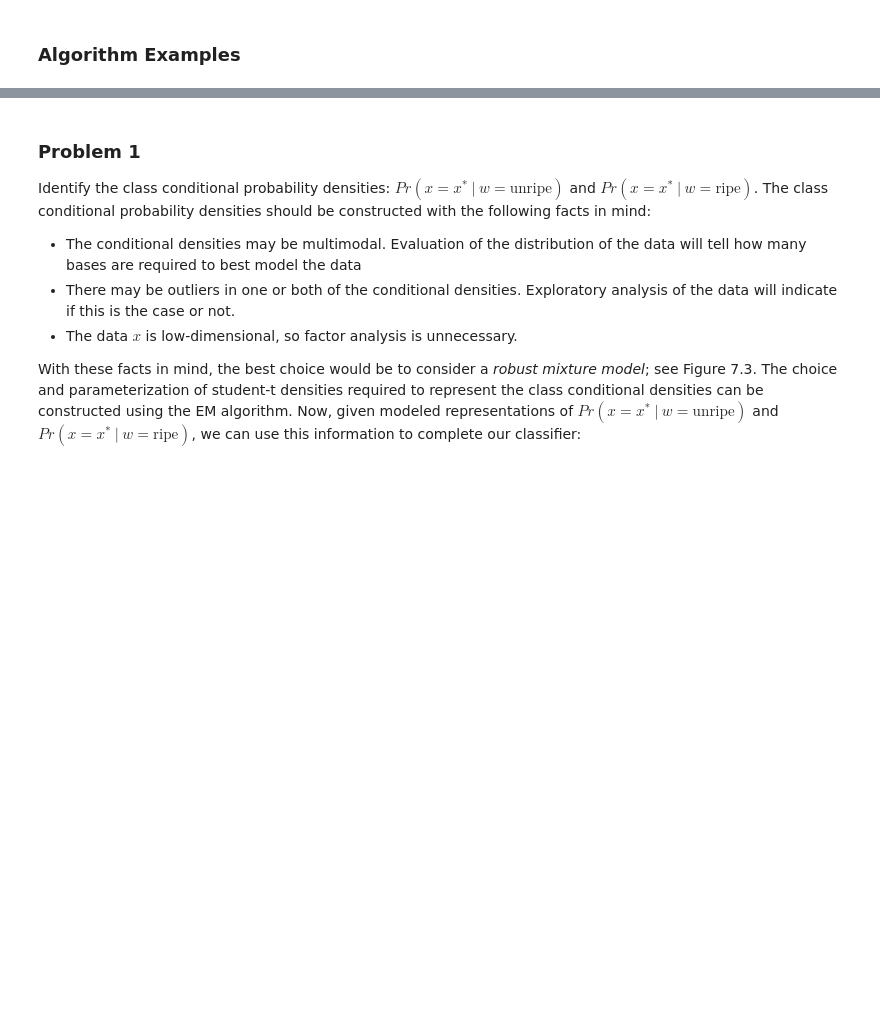
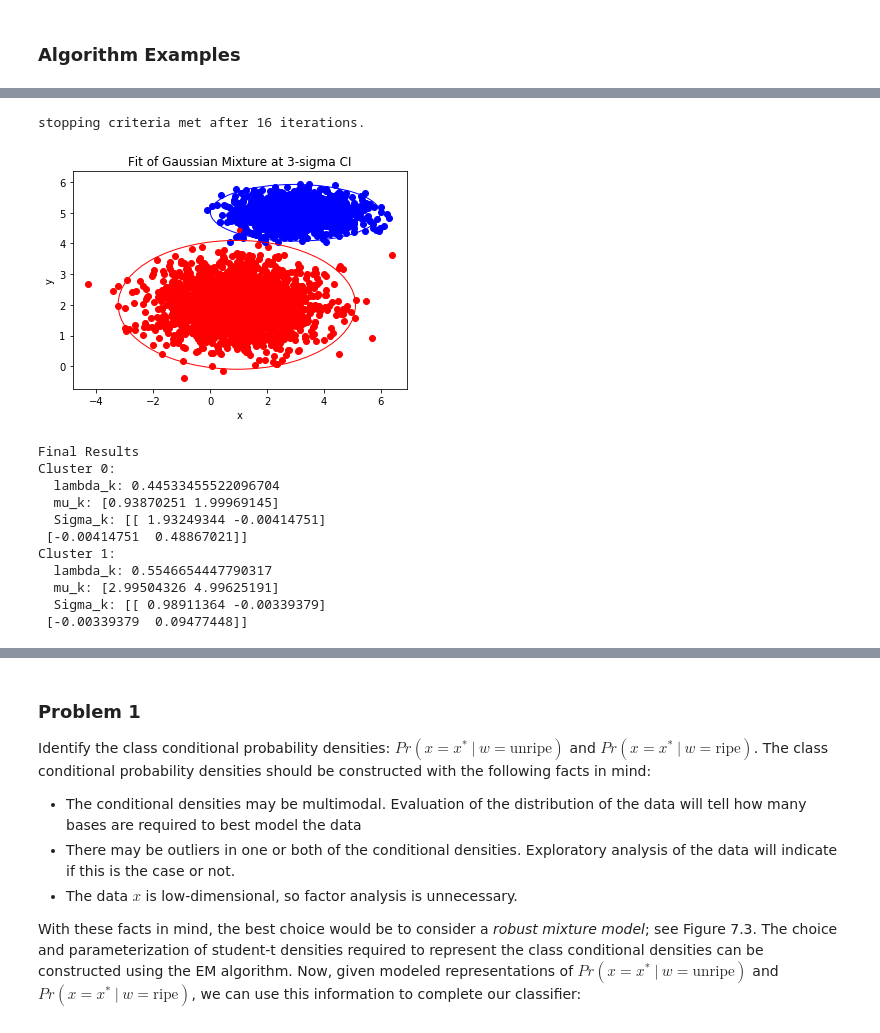
Before and after one commit to jwdinius/prince-computer-vision, a Jupyter notebook: Ch7/Prince-Chapter7.ipynb, the cells around one changed output, grey strips where cells are left out. Drawn from its saved outputs; the diff is of its cells as text; code cells hidden in the pictures; blank space fills up the shorter version.

```diff
--- a/Ch7/Prince-Chapter7.ipynb
+++ b/Ch7/Prince-Chapter7.ipynb
@@ -10,0 +15,57 @@ import matplotlib.pyplot as plt
+# %%
+def eigsorted(cov):
+    vals, vecs = np.linalg.eigh(cov)
+    order = vals.argsort()[::-1]
+    return vals[order], vecs[:,order]
+# %%
+rng = np.random.RandomState(seed=0)
+mu1 = np.array([1., 2.])
+cov1 = np.array([[2., 0.], [0., .5]])
+mu2 = np.array([3., 5.])
+cov2 = np.array([[1., 0.], [0., .1]])
+
+num_data_pts = np.array([2000, 2500])
+X = np.vstack((rng.multivariate_normal(mu1, cov1, num_data_pts[0]), rng.multivariate_normal(mu2, cov2, num_data_pts[1])))
+_lambdas, mus, Sigmas = utils.fit_gaussian_mixture(X, 2, stopping_thresh=1e-4)
+
+plt.figure()
+plt.scatter(X[:num_data_pts[0], 0], X[:num_data_pts[0], 1],c='r')
+plt.scatter(X[num_data_pts[1]:, 0], X[num_data_pts[1]:, 1],c='b')
+ax = plt.gca()
+
+nstd = 3
+
+_c = 'rb'
+for k in range(_lambdas.size):
+    vals, vecs = eigsorted(Sigmas[k, :, :])
+    theta = np.degrees(np.arctan2(*vecs[:,0][::-1]))
+    w, h = 2 * nstd * np.sqrt(vals)
+    ell = Ellipse(xy=(mus[k, 0], mus[k, 1]),
+              width=w, height=h,
+              angle=theta, edgecolor=_c[k], facecolor='none')
+    ax.add_patch(ell)
+plt.xlabel('x')
+plt.ylabel('y')
+plt.title('Fit of Gaussian Mixture at 3-sigma CI')
+plt.show()
+
+print("Final Results")
+for k in range(len(_lambdas)):
+    print("Cluster {}:".format(k))
+    print("  lambda_k: {}".format(_lambdas[k]))
+    print("  mu_k: {}".format(mus[k, :]))
+    print("  Sigma_k: {}".format(Sigmas[k, :, :]))
+# %% [output]
+stopping criteria met after 16 iterations.
+[figure, added]
+Final Results
+Cluster 0:
+  lambda_k: 0.44533455522096704
+  mu_k: [0.93870251 1.99969145]
+  Sigma_k: [[ 1.93249344 -0.00414751]
+ [-0.00414751  0.48867021]]
+Cluster 1:
+  lambda_k: 0.5546654447790317
+  mu_k: [2.99504326 4.99625191]
+  Sigma_k: [[ 0.98911364 -0.00339379]
+ [-0.00339379  0.09477448]]
```
Also changed, not shown: parts of 11 cells of this notebook, 1 other file.
